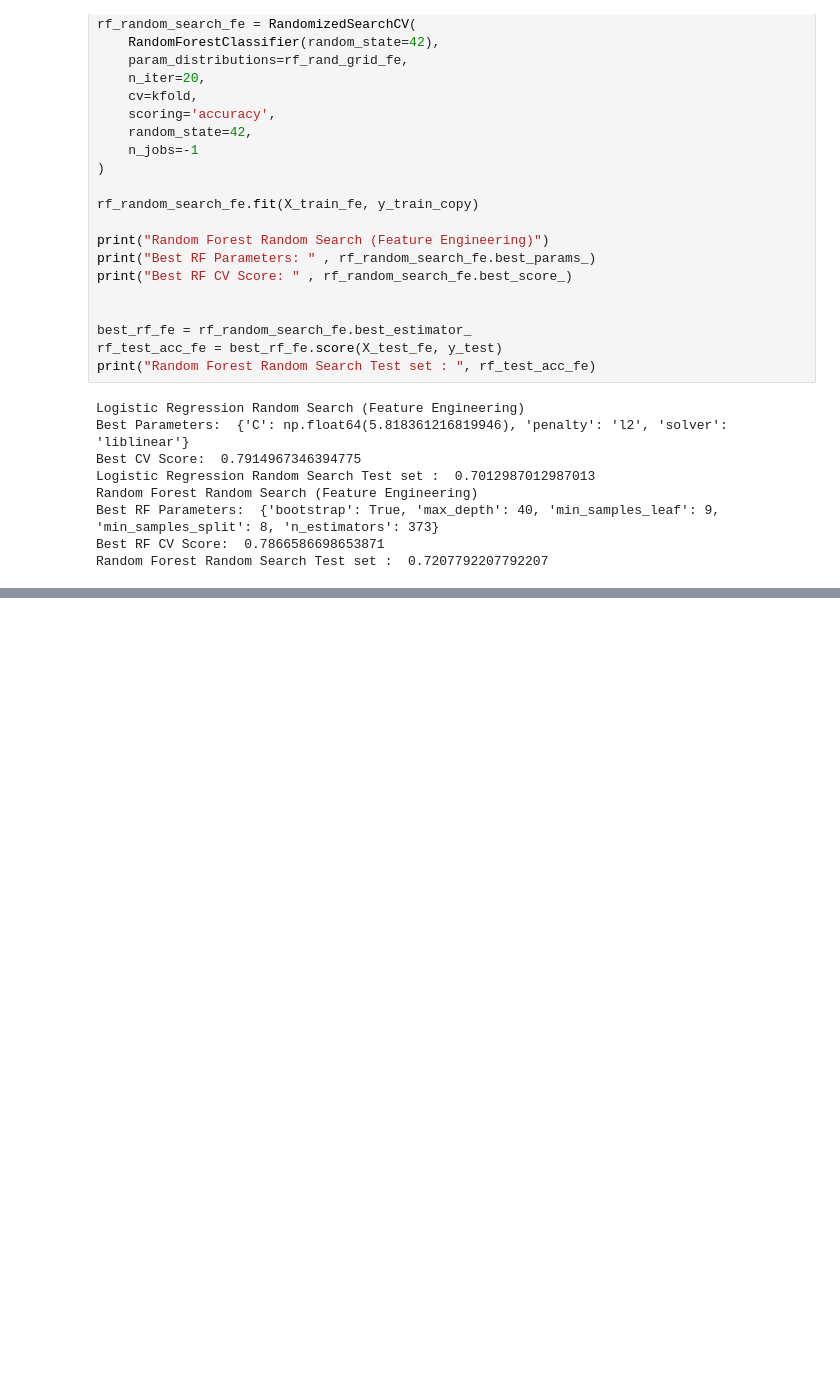
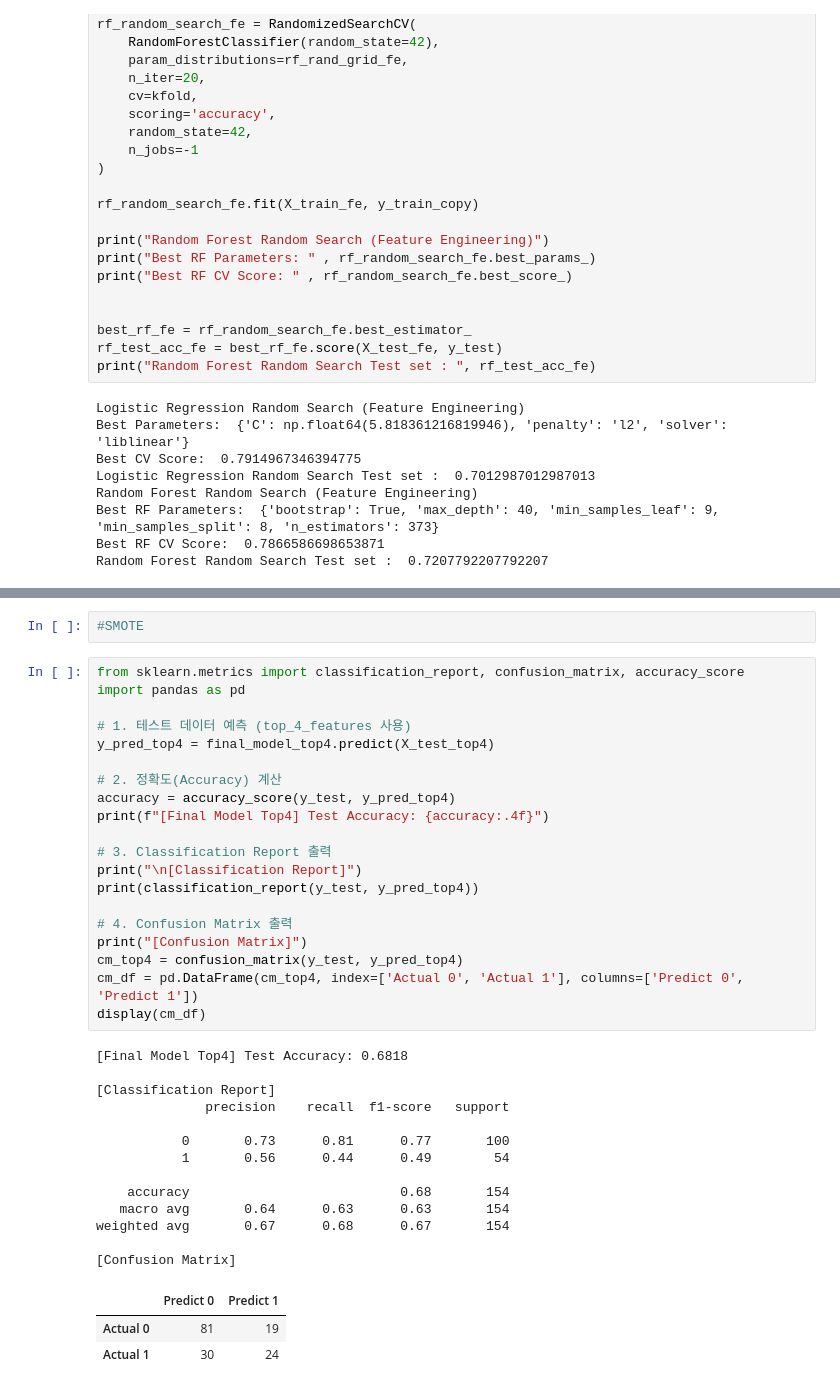
Before and after one commit to HY-BME/bme_test_files, a Jupyter notebook: ML_diabetes.ipynb, the cells around one changed output, grey strips where cells are left out. Drawn from its saved outputs; the diff is of its cells as text; blank space fills up the shorter version.

```diff
--- a/ML_diabetes.ipynb
+++ b/ML_diabetes.ipynb
@@ -871,3 +906,42 @@ Diagnosis: 양성(Positive)
+# %%
+#SMOTE
+# %%
+from sklearn.metrics import classification_report, confusion_matrix, accuracy_score
+import pandas as pd
+
+# 1. 테스트 데이터 예측 (top_4_features 사용)
+y_pred_top4 = final_model_top4.predict(X_test_top4)
+
+# 2. 정확도(Accuracy) 계산
+accuracy = accuracy_score(y_test, y_pred_top4)
+print(f"[Final Model Top4] Test Accuracy: {accuracy:.4f}")
+
+# 3. Classification Report 출력
+print("\n[Classification Report]")
+print(classification_report(y_test, y_pred_top4))
+
+# 4. Confusion Matrix 출력
+print("[Confusion Matrix]")
+cm_top4 = confusion_matrix(y_test, y_pred_top4)
+cm_df = pd.DataFrame(cm_top4, index=['Actual 0', 'Actual 1'], columns=['Predict 0', 'Predict 1'])
+display(cm_df)
+# %% [output]
+[Final Model Top4] Test Accuracy: 0.6818
+
+[Classification Report]
+              precision    recall  f1-score   support
+
+           0       0.73      0.81      0.77       100
+           1       0.56      0.44      0.49        54
+
+    accuracy                           0.68       154
+   macro avg       0.64      0.63      0.63       154
+weighted avg       0.67      0.68      0.67       154
+
+[Confusion Matrix]
+|  | Predict 0 | Predict 1 |
+| Actual 0 | 81 | 19 |
+| Actual 1 | 30 | 24 |
 # %%
 # 샘플 데이터 작성
 test_glucose = 133
```
Also changed, not shown: parts of 10 cells of this notebook.
